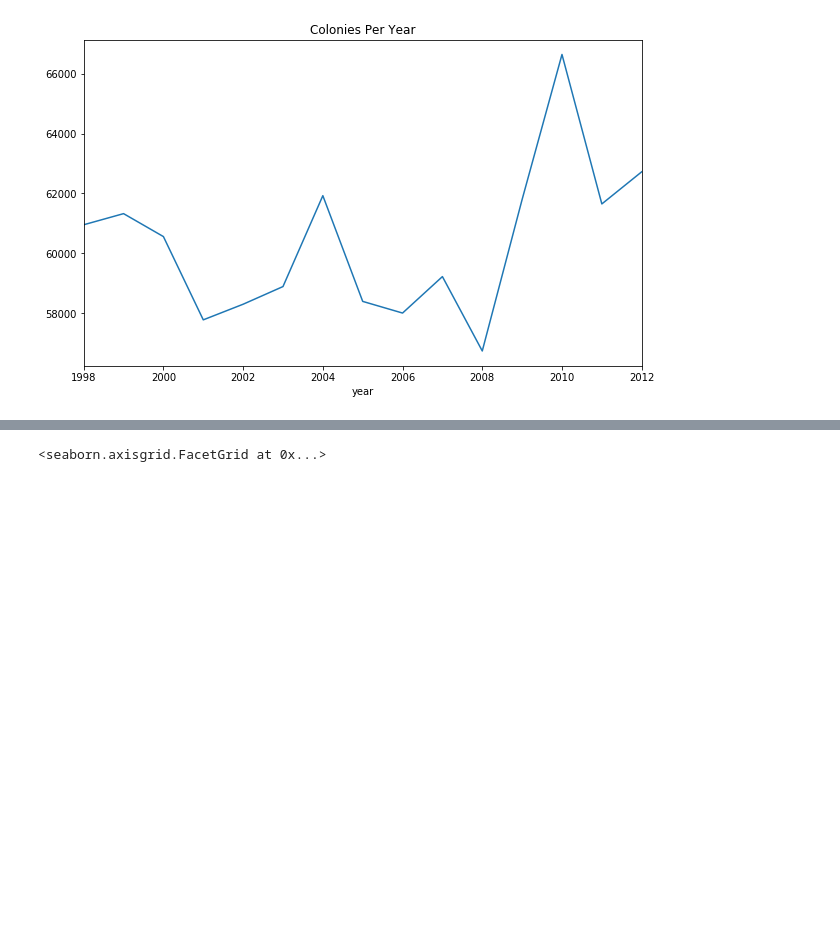
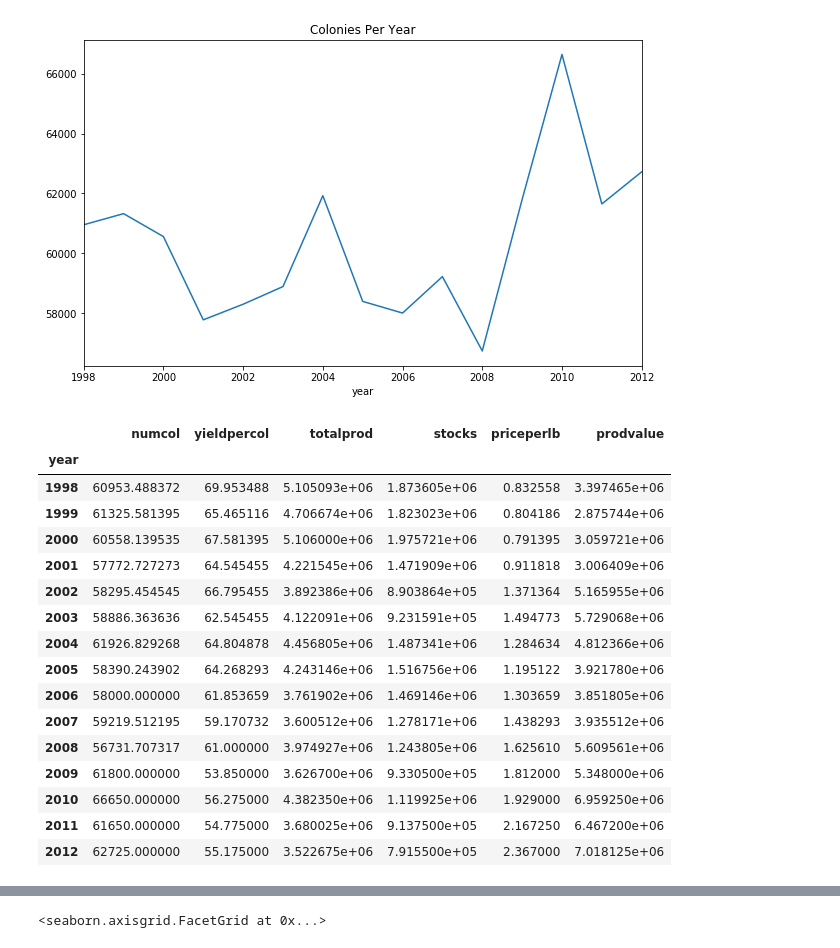
Before and after one commit to lilpricey/Thinkful, a Jupyter notebook: unit_1/unit_1_capstone_honey.ipynb, the cells around one changed output, grey strips where cells are left out. Saved outputs shown, nothing was run; the diff lists cells and outputs as text; code cells hidden in the pictures; blank space fills up the shorter version.

```diff
--- a/unit_1/unit_1_capstone_honey.ipynb
+++ b/unit_1/unit_1_capstone_honey.ipynb
@@ -162,3 +162,23 @@ plt.title('Colonies Per Year')
 plt.show()
 # %% [output]
 [figure]
+# %%
+df_by_year
+# %% [output]
+|  | numcol | yieldpercol | totalprod | stocks | priceperlb | prodvalue |
+| year |  |  |  |  |  |  |
+| 1998 | 60953.488372 | 69.953488 | 5.105093e+06 | 1.873605e+06 | 0.832558 | 3.397465e+06 |
+| 1999 | 61325.581395 | 65.465116 | 4.706674e+06 | 1.823023e+06 | 0.804186 | 2.875744e+06 |
+| 2000 | 60558.139535 | 67.581395 | 5.106000e+06 | 1.975721e+06 | 0.791395 | 3.059721e+06 |
+| 2001 | 57772.727273 | 64.545455 | 4.221545e+06 | 1.471909e+06 | 0.911818 | 3.006409e+06 |
+| 2002 | 58295.454545 | 66.795455 | 3.892386e+06 | 8.903864e+05 | 1.371364 | 5.165955e+06 |
+| 2003 | 58886.363636 | 62.545455 | 4.122091e+06 | 9.231591e+05 | 1.494773 | 5.729068e+06 |
+| 2004 | 61926.829268 | 64.804878 | 4.456805e+06 | 1.487341e+06 | 1.284634 | 4.812366e+06 |
+| 2005 | 58390.243902 | 64.268293 | 4.243146e+06 | 1.516756e+06 | 1.195122 | 3.921780e+06 |
+| 2006 | 58000.000000 | 61.853659 | 3.761902e+06 | 1.469146e+06 | 1.303659 | 3.851805e+06 |
+| 2007 | 59219.512195 | 59.170732 | 3.600512e+06 | 1.278171e+06 | 1.438293 | 3.935512e+06 |
+| 2008 | 56731.707317 | 61.000000 | 3.974927e+06 | 1.243805e+06 | 1.625610 | 5.609561e+06 |
+| 2009 | 61800.000000 | 53.850000 | 3.626700e+06 | 9.330500e+05 | 1.812000 | 5.348000e+06 |
+| 2010 | 66650.000000 | 56.275000 | 4.382350e+06 | 1.119925e+06 | 1.929000 | 6.959250e+06 |
+| 2011 | 61650.000000 | 54.775000 | 3.680025e+06 | 9.137500e+05 | 2.167250 | 6.467200e+06 |
+| 2012 | 62725.000000 | 55.175000 | 3.522675e+06 | 7.915500e+05 | 2.367000 | 7.018125e+06 |
```
Also changed, not shown: parts of 4 cells of this notebook.
